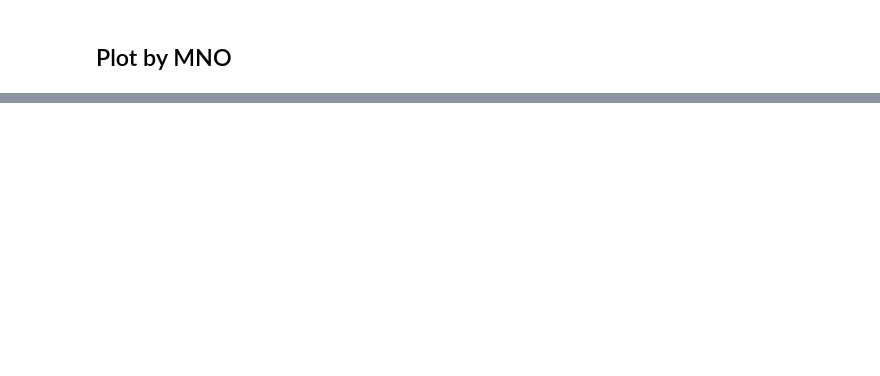
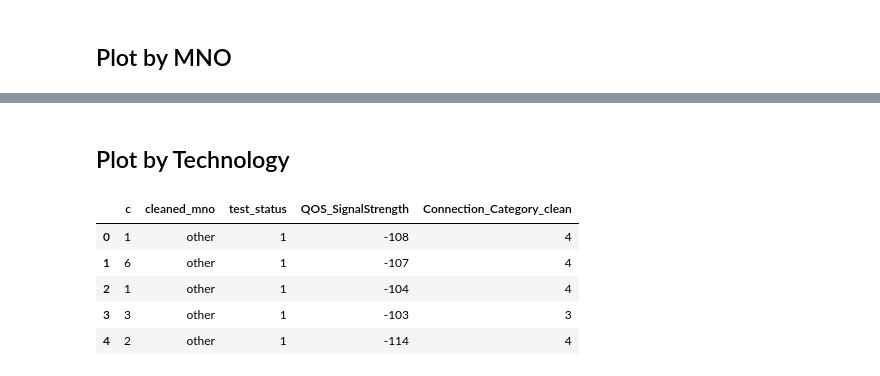
Before and after one commit to ruther4d/mno_connectivity, a Jupyter notebook: reproduce_success_rate_plot.ipynb, the cells around one changed output, grey strips where cells are left out. Drawn from its saved outputs; the diff is of its cells as text; code cells hidden in the pictures; blank space fills up the shorter version.

```diff
--- a/reproduce_success_rate_plot.ipynb
+++ b/reproduce_success_rate_plot.ipynb
@@ -301,2 +329,11 @@ df.sample(5)
+# %%
+def clean_non_big_four(mno):
+
+    if mno in ['O2',3,'V','EE']:
+        return mno
+    else:
+        return 'other'
+# %%
+df['cleaned_mno'] = df['cleaned_mno'].apply(clean_non_big_four)
 # %%
 g = df.groupby(['QOS_SignalStrength','test_status','cleaned_mno'])
@@ -302,0 +379,11 @@ g = df.groupby(['QOS_SignalStrength','test_status','cleaned_mno'])
+# %% [markdown]
+## Plot by Technology
+# %%
+df.head()
+# %% [output]
+|  | c | cleaned_mno | test_status | QOS_SignalStrength | Connection_Category_clean |
+| 0 | 1 | other | 1 | -108 | 4 |
+| 1 | 6 | other | 1 | -107 | 4 |
+| 2 | 1 | other | 1 | -104 | 4 |
+| 3 | 3 | other | 1 | -103 | 3 |
+| 4 | 2 | other | 1 | -114 | 4 |
```
Also changed, not shown: parts of 35 cells of this notebook.
